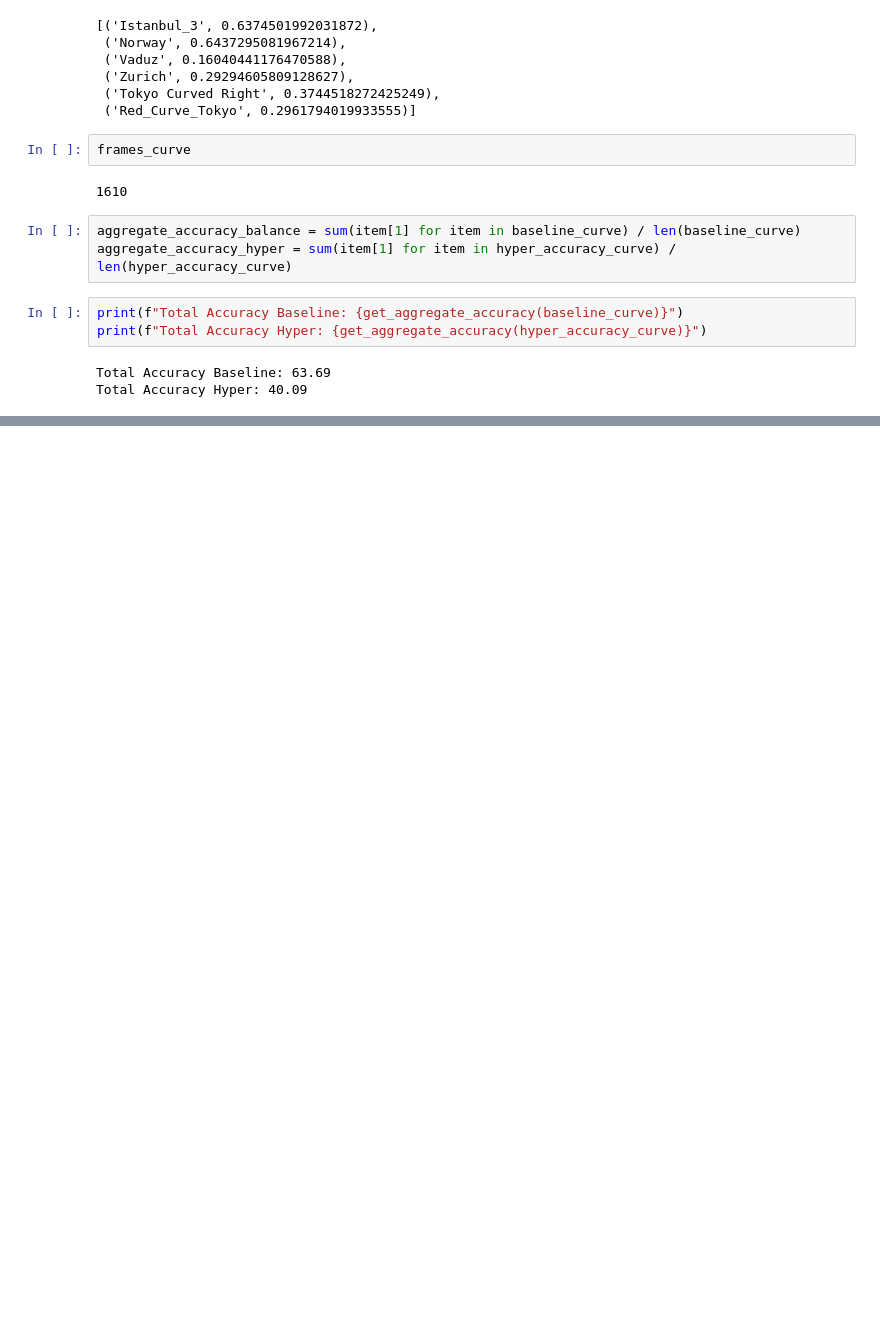
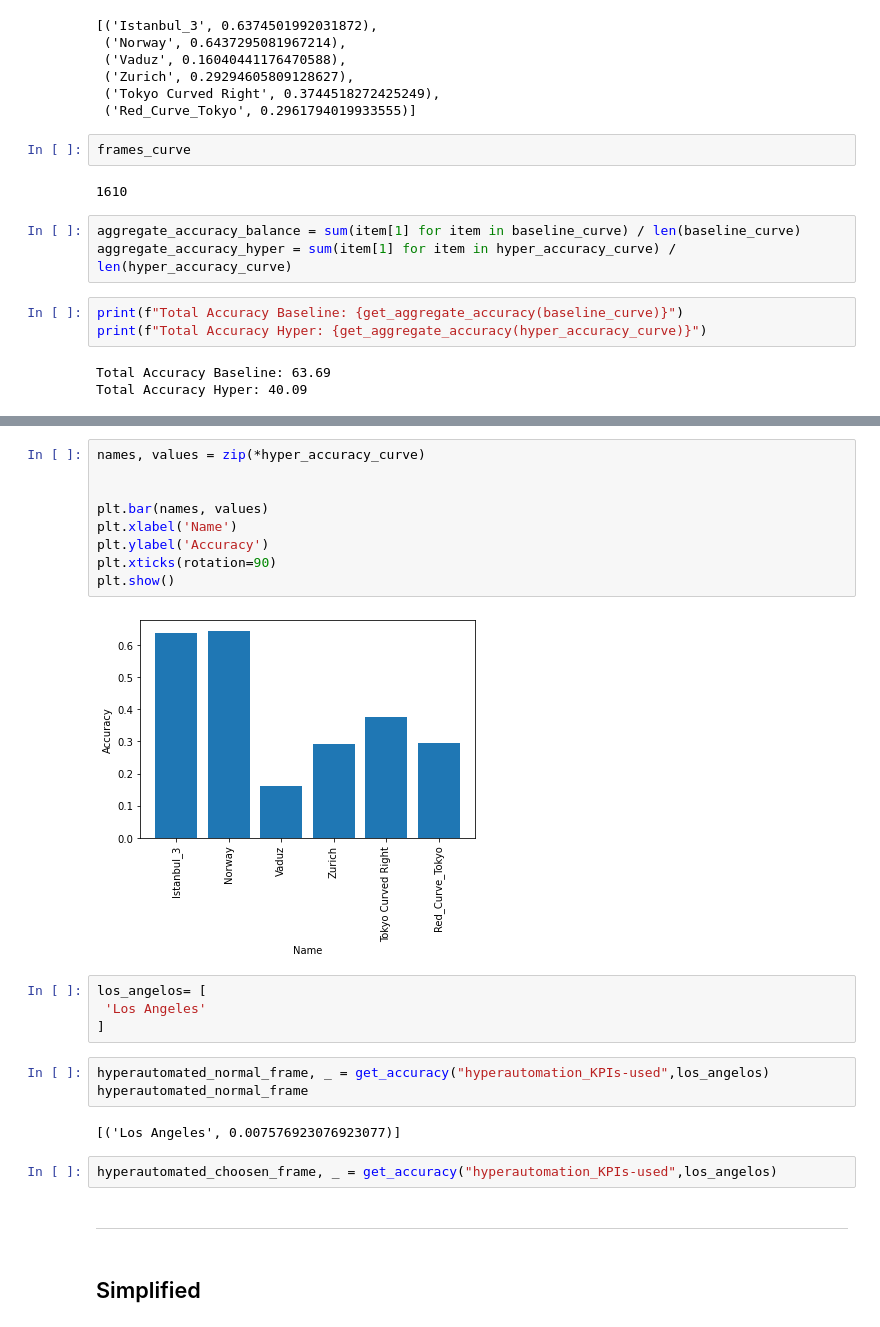
Before and after one commit to patrickahrend/hyperautomation-lane-detection, a Jupyter notebook: Part II - Adv Lane Detection and Road Features 2/Part II - Adv Lane Detection and Road Features 2/utils.ipynb, the cells around one changed output, grey strips where cells are left out. Cells and saved outputs as stored; diff of their text form; blank space fills up the shorter version.

```diff
--- a/Part II - Adv Lane Detection and Road Features 2/Part II - Adv Lane Detection and Road Features 2/utils.ipynb
+++ b/Part II - Adv Lane Detection and Road Features 2/Part II - Adv Lane Detection and Road Features 2/utils.ipynb
@@ -304,0 +330,26 @@ Total Accuracy Hyper: 40.09
+# %%
+names, values = zip(*hyper_accuracy_curve)
+
+
+plt.bar(names, values)
+plt.xlabel('Name')
+plt.ylabel('Accuracy')
+plt.xticks(rotation=90)
+plt.show()
+# %% [output]
+[figure, added]
+# %%
+los_angelos= [
+ 'Los Angeles'
+]
+# %%
+hyperautomated_normal_frame, _ = get_accuracy("hyperautomation_KPIs-used",los_angelos)
+hyperautomated_normal_frame
+# %% [output]
+[('Los Angeles', 0.007576923076923077)]
+# %%
+hyperautomated_choosen_frame, _ = get_accuracy("hyperautomation_KPIs-used",los_angelos)
+# %% [markdown]
+-----
+# %% [markdown]
+## Simplified
```
Also changed, not shown: parts of 24 cells of this notebook.
